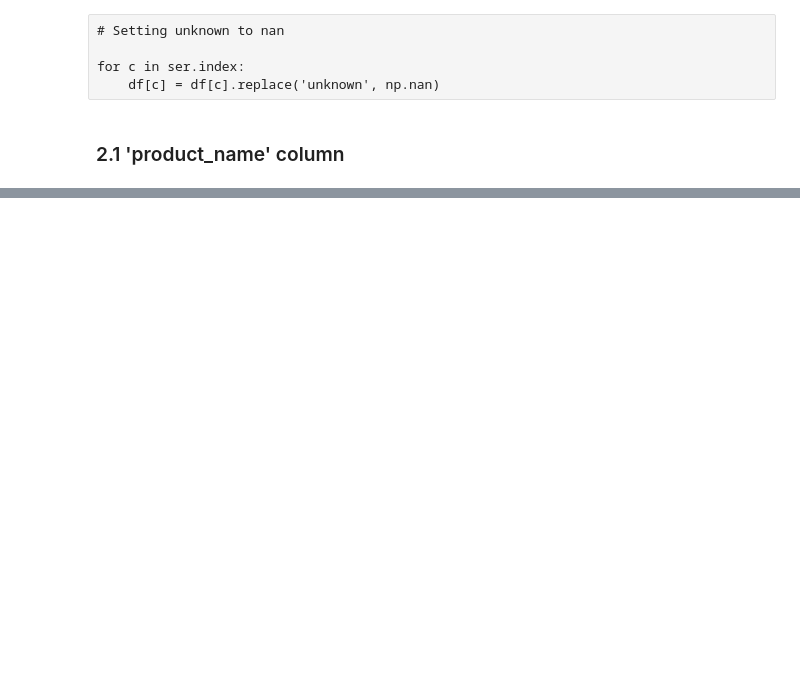
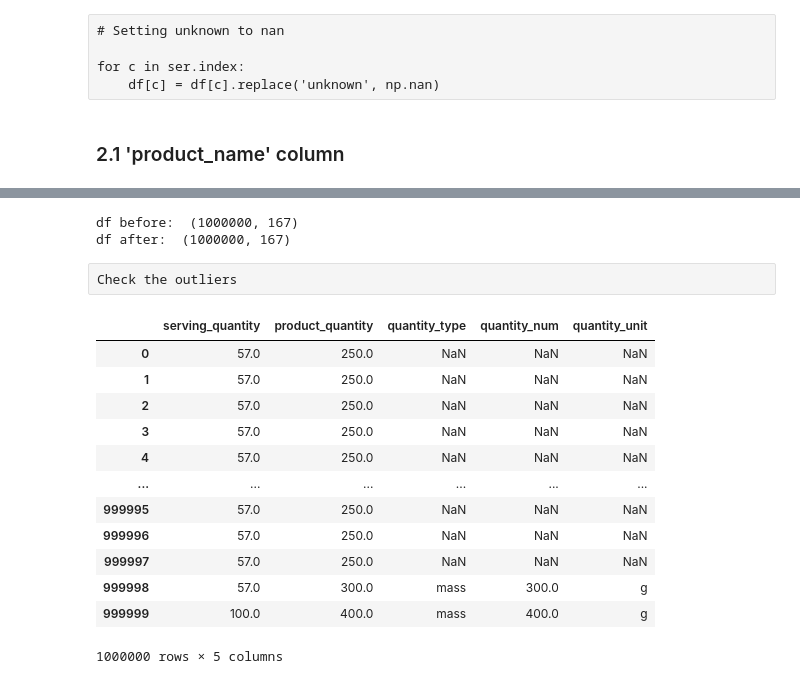
Before and after one commit to guillaumechupe/OpenFoodFact_Cluster, a Jupyter notebook: Notebook/data_cleaning_CatValue.ipynb, the cells around one changed output, grey strips where cells are left out. Cells and saved outputs as stored; diff of their text form; code cells hidden in the pictures; blank space fills up the shorter version.

```diff
--- a/Notebook/data_cleaning_CatValue.ipynb
+++ b/Notebook/data_cleaning_CatValue.ipynb
@@ -436,0 +658,30 @@ NameError: name 'is_valid' is not defined
+# %%
+# Merging to df, reordering the columns, deleting old 'quantity' columns
+print("df before: ", data.shape)
+data = data.merge(df_temp[['quantity_num_n', 'quantity_unit_n']],
+                      how = 'left',  left_index=True, right_index=True)
+del data['quantity_num'], data['quantity_unit']
+data = data.rename(columns = {'quantity_num_n':'quantity_num',
+                          'quantity_unit_n':'quantity_unit'})
+print("df after: ", data.shape)
+# %% [output]
+df before:  (1000000, 167)
+df after:  (1000000, 167)
+# %% [raw]
+Check the outliers
+# %%
+data.filter(like = 'quant')
+# %% [output]
+|  | serving_quantity | product_quantity | quantity_type | quantity_num | quantity_unit |
+| 0 | 57.0 | 250.0 | NaN | NaN | NaN |
+| 1 | 57.0 | 250.0 | NaN | NaN | NaN |
+| 2 | 57.0 | 250.0 | NaN | NaN | NaN |
+| 3 | 57.0 | 250.0 | NaN | NaN | NaN |
+| 4 | 57.0 | 250.0 | NaN | NaN | NaN |
+| ... | ... | ... | ... | ... | ... |
+| 999995 | 57.0 | 250.0 | NaN | NaN | NaN |
+| 999996 | 57.0 | 250.0 | NaN | NaN | NaN |
+| 999997 | 57.0 | 250.0 | NaN | NaN | NaN |
+| 999998 | 57.0 | 300.0 | mass | 300.0 | g |
+| 999999 | 100.0 | 400.0 | mass | 400.0 | g |
+1000000 rows × 5 columns
```
Also changed, not shown: parts of 33 cells of this notebook, 5 other files.
